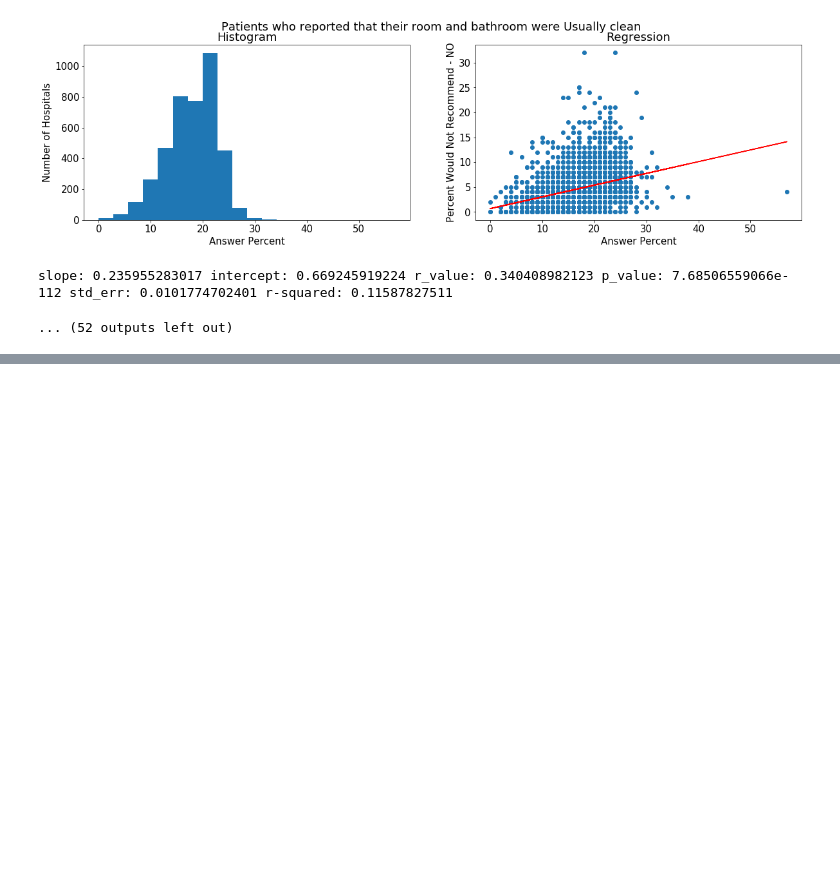
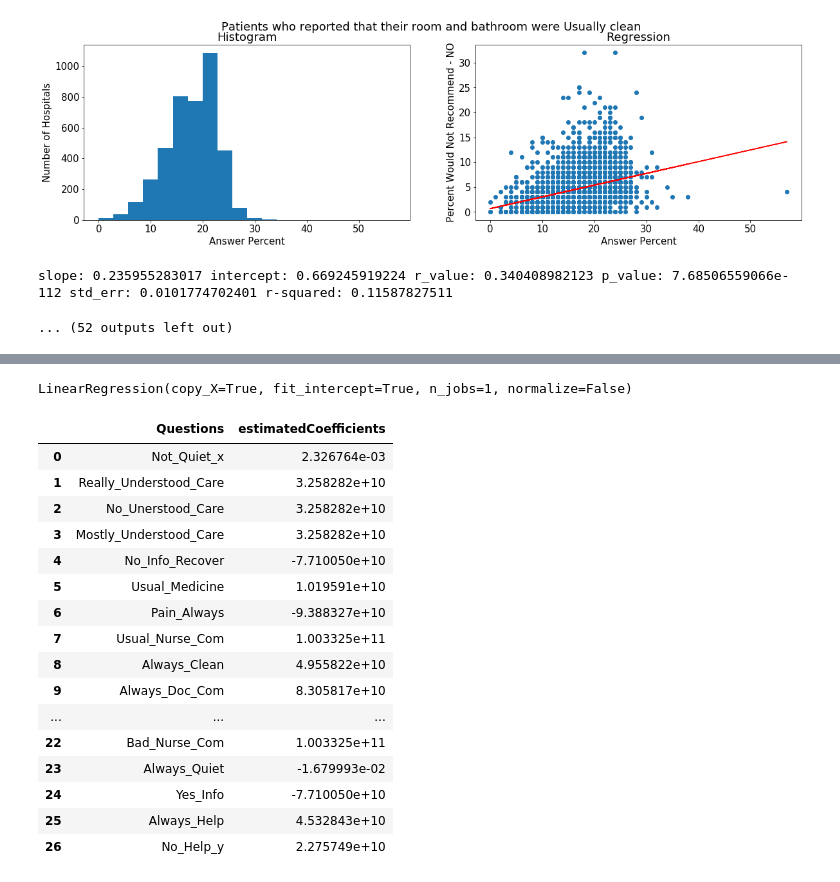
Before and after one commit to tapsmarty/Springboard, a Jupyter notebook: Critical_Factors_Patient_Satisfaction.ipynb, the cells around one changed output, grey strips where cells are left out. Cells and saved outputs as stored; diff of their text form; code cells hidden in the pictures; blank space fills up the shorter version.

```diff
--- a/Critical_Factors_Patient_Satisfaction.ipynb
+++ b/Critical_Factors_Patient_Satisfaction.ipynb
@@ -316,0 +443,30 @@ plt.show()
+# %%
+from sklearn.linear_model import LinearRegression
+X = df2.drop(['Provider_ID', 'No_Rec'], axis = 1)
+
+# This creates a LinearRegression object
+lm = LinearRegression()
+lm
+lm.fit(X, df2.No_Rec)
+# %% [output]
+LinearRegression(copy_X=True, fit_intercept=True, n_jobs=1, normalize=False)
+# %%
+pd.DataFrame(list(zip(X.columns, lm.coef_)), columns = ['Questions', 'estimatedCoefficients'])
+# %% [output]
+|  | Questions | estimatedCoefficients |
+| 0 | Not_Quiet_x | 2.326764e-03 |
+| 1 | Really_Understood_Care | 3.258282e+10 |
+| 2 | No_Unerstood_Care | 3.258282e+10 |
+| 3 | Mostly_Understood_Care | 3.258282e+10 |
+| 4 | No_Info_Recover | -7.710050e+10 |
+| 5 | Usual_Medicine | 1.019591e+10 |
+| 6 | Pain_Always | -9.388327e+10 |
+| 7 | Usual_Nurse_Com | 1.003325e+11 |
+| 8 | Always_Clean | 4.955822e+10 |
+| 9 | Always_Doc_Com | 8.305817e+10 |
+| ... | ... | ... |
+| 22 | Bad_Nurse_Com | 1.003325e+11 |
+| 23 | Always_Quiet | -1.679993e-02 |
+| 24 | Yes_Info | -7.710050e+10 |
+| 25 | Always_Help | 4.532843e+10 |
+| 26 | No_Help_y | 2.275749e+10 |
```
Also changed, not shown: parts of 9 cells of this notebook.
